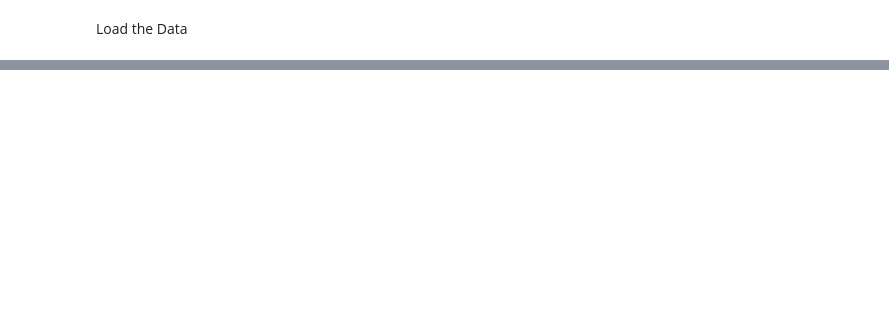
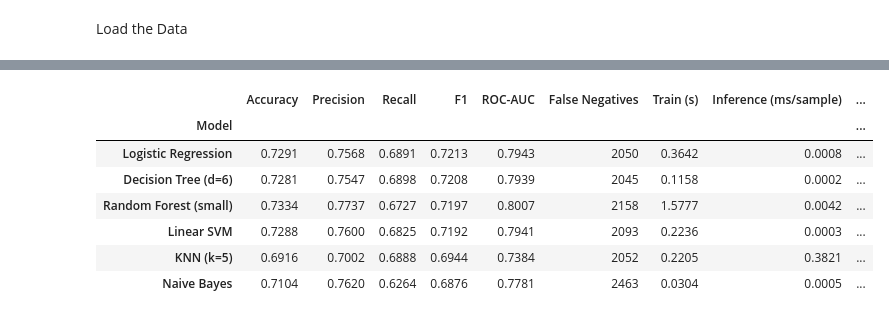
Before and after one commit to Homnath123/Lightweight-ML-Healthcare-AI-IoT, a Jupyter notebook: MachineLearning_Predictions.ipynb, the cells around one changed output, grey strips where cells are left out. Cells and saved outputs as stored; diff of their text form; code cells hidden in the pictures; blank space fills up the shorter version.

```diff
--- a/MachineLearning_Predictions.ipynb
+++ b/MachineLearning_Predictions.ipynb
@@ -59,0 +216,55 @@ Name: count, dtype: int64
+# %%
+# -----------------------------------------------------------------------------
+# STEP 7: RESOURCE COST ON THE HOLD-OUT SET (EDGE/IoT SUITABILITY)
+# For each model, train on the training set and measure:
+#   - Train (s)               : time to fit the model
+#   - Inference (ms/sample)   : average prediction time per patient
+#   - Size (KB)               : serialized model size (pickle), a proxy for memory
+#   - False Negatives         : missed CVD cases (most costly error in screening)
+# Also records the standard metrics on the hold-out data.
+# Note: timings depend on Colab hardware, so treat them as relative comparisons.
+# -----------------------------------------------------------------------------
+import time, pickle
+from sklearn.metrics import (accuracy_score, precision_score, recall_score,
+                             f1_score, roc_auc_score, confusion_matrix)
+
+rows = []
+for name, m in models.items():
+    t0 = time.perf_counter()
+    m.fit(X_train, y_train)
+    train_s = time.perf_counter() - t0
+
+    t0 = time.perf_counter()
+    pred = m.predict(X_test)
+    infer_ms = (time.perf_counter() - t0) / len(X_test) * 1000
+
+    # ROC-AUC needs a continuous score: use decision_function if available,
+    # otherwise the predicted probability of the positive class
+    score = m.decision_function(X_test) if hasattr(m, "decision_function") \
+            else m.predict_proba(X_test)[:, 1]
+    tn, fp, fn, tp = confusion_matrix(y_test, pred).ravel()
+
+    rows.append({
+        "Model": name,
+        "Accuracy": accuracy_score(y_test, pred),
+        "Precision": precision_score(y_test, pred),
+        "Recall": recall_score(y_test, pred),
+        "F1": f1_score(y_test, pred),
+        "ROC-AUC": roc_auc_score(y_test, score),
+        "False Negatives": fn,
+        "Train (s)": train_s,
+        "Inference (ms/sample)": infer_ms,
+        "Size (KB)": len(pickle.dumps(m)) / 1024,
+    })
+
+results = pd.DataFrame(rows).set_index("Model").round(4)
+results.sort_values("F1", ascending=False)
+# %% [output]
+|  | Accuracy | Precision | Recall | F1 | ROC-AUC | False Negatives | Train (s) | Inference (ms/sample) | ... |
+| Model |  |  |  |  |  |  |  |  | ... |
+| Logistic Regression | 0.7291 | 0.7568 | 0.6891 | 0.7213 | 0.7943 | 2050 | 0.3642 | 0.0008 | ... |
+| Decision Tree (d=6) | 0.7281 | 0.7547 | 0.6898 | 0.7208 | 0.7939 | 2045 | 0.1158 | 0.0002 | ... |
+| Random Forest (small) | 0.7334 | 0.7737 | 0.6727 | 0.7197 | 0.8007 | 2158 | 1.5777 | 0.0042 | ... |
+| Linear SVM | 0.7288 | 0.7600 | 0.6825 | 0.7192 | 0.7941 | 2093 | 0.2236 | 0.0003 | ... |
+| KNN (k=5) | 0.6916 | 0.7002 | 0.6888 | 0.6944 | 0.7384 | 2052 | 0.2205 | 0.3821 | ... |
+| Naive Bayes | 0.7104 | 0.7620 | 0.6264 | 0.6876 | 0.7781 | 2463 | 0.0304 | 0.0005 | ... |
```
Also changed, not shown: parts of 14 cells of this notebook.
